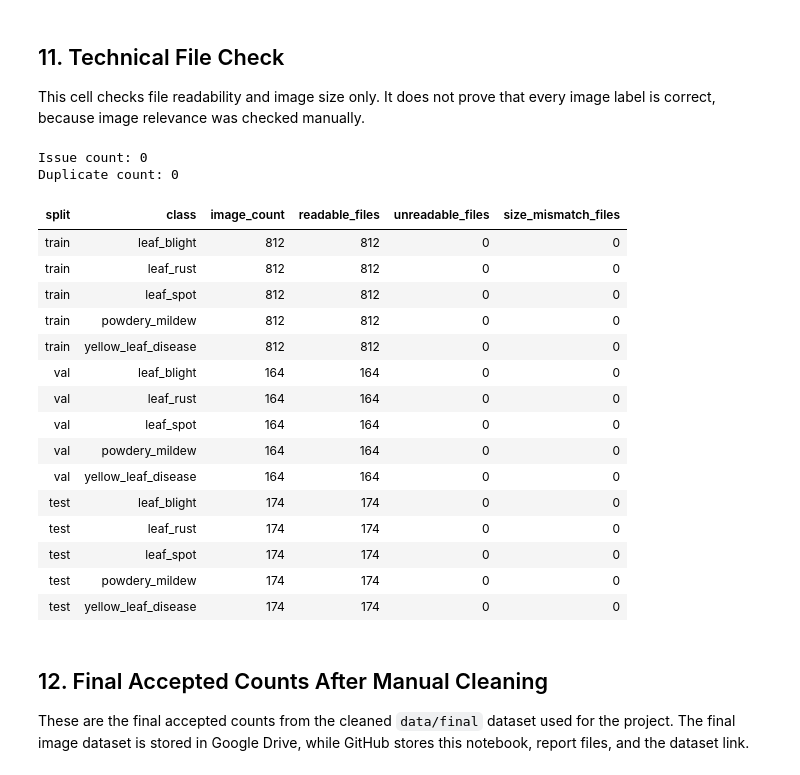
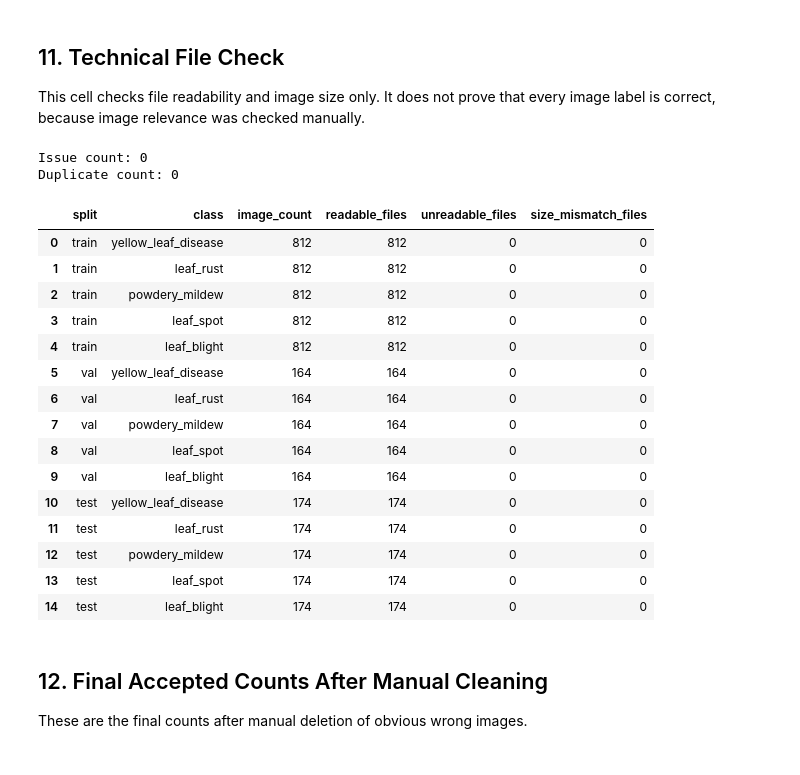
Before and after one commit to nuzas96/Agriculture_Health_AI_Project, a Jupyter notebook: Data_Engineer/notebooks/01_data_engineering_agriculture_health.ipynb, the cells around one changed output. Drawn from its saved outputs; the diff is of its cells as text; code cells hidden in the pictures.

Commit message:
Finalize data engineering notebook and report

```diff
--- a/Data_Engineer/notebooks/01_data_engineering_agriculture_health.ipynb
+++ b/Data_Engineer/notebooks/01_data_engineering_agriculture_health.ipynb
@@ -67,6 +84,7 @@ PROJECT_ROOT = Path('..').resolve()
 DATA_DIR = PROJECT_ROOT / 'data'
 RAW_DIR = DATA_DIR / 'raw'
 PROCESSED_DIR = DATA_DIR / 'processed'
+CLEANED_DIR = DATA_DIR / 'cleaned'
 FINAL_DIR = DATA_DIR / 'final'
 REPORTS_DIR = PROJECT_ROOT / 'reports'
 
@@ -78,11 +96,12 @@ CLASSES = [
     'leaf_blight',
 ]
 
-RAW_TARGET_PER_CLASS = 2500
-FINAL_TARGET_PER_CLASS = 2000  # original target before manual filtering
+RAW_TARGET_MIN_PER_CLASS = 1000
+RAW_TARGET_MAX_PER_CLASS = 3000
+FINAL_TARGET_PER_CLASS = 1150
 IMAGE_SIZE = (224, 224)
 
-for base_dir in [RAW_DIR, PROCESSED_DIR]:
+for base_dir in [RAW_DIR, PROCESSED_DIR, CLEANED_DIR]:
     for class_name in CLASSES:
         (base_dir / class_name).mkdir(parents=True, exist_ok=True)
 
@@ -387,6 +596,9 @@ This cell checks file readability and image size only. It does not prove that ev
 def verify_final_dataset_from_notebook():
     rows = []
     issue_rows = []
+    file_hashes = {}
+    duplicate_rows = []
+
     for split in ['train', 'val', 'test']:
         for class_name in CLASSES:
             class_dir = FINAL_DIR / split / class_name
@@ -394,53 +606,64 @@ def verify_final_dataset_from_notebook():
             readable_files = 0
             unreadable_files = 0
             size_mismatch_files = 0
             for image_path in image_files:
                 try:
+                    file_hash = hashlib.sha256(image_path.read_bytes()).hexdigest()
+                    if file_hash in file_hashes:
+                        duplicate_rows.append({
+                            'path': str(image_path),
+                            'duplicate_of': file_hashes[file_hash],
+                        })
+                    else:
+                        file_hashes[file_hash] = str(image_path)
+
                     with Image.open(image_path) as img:
                         if img.size != IMAGE_SIZE:
                             size_mismatch_files += 1
                             issue_rows.append({'path': str(image_path), 'issue': f'size_mismatch_{img.size}'})
                         readable_files += 1
                 except Exception as exc:
                     unreadable_files += 1
                     issue_rows.append({'path': str(image_path), 'issue': repr(exc)})
             rows.append({
                 'split': split,
                 'class': class_name,
                 'image_count': len(image_files),
                 'readable_files': readable_files,
                 'unreadable_files': unreadable_files,
                 'size_mismatch_files': size_mismatch_files,
             })
 
     verification_df = pd.DataFrame(rows)
     issues_df = pd.DataFrame(issue_rows, columns=['path', 'issue'])
-    return verification_df, issues_df
+    duplicates_df = pd.DataFrame(duplicate_rows, columns=['path', 'duplicate_of'])
+    return verification_df, issues_df, duplicates_df
 
-verification_df, issues_df = verify_final_dataset_from_notebook()
+verification_df, issues_df, duplicates_df = verify_final_dataset_from_notebook()
 print('Issue count:', len(issues_df))
+print('Duplicate count:', len(duplicates_df))
 verification_df
 # %% [output]
 Issue count: 0
 Duplicate count: 0
-| split | class | image_count | readable_files | unreadable_files | size_mismatch_files |
-| train | leaf_blight | 812 | 812 | 0 | 0 |
-| train | leaf_rust | 812 | 812 | 0 | 0 |
-| train | leaf_spot | 812 | 812 | 0 | 0 |
-| train | powdery_mildew | 812 | 812 | 0 | 0 |
-| train | yellow_leaf_disease | 812 | 812 | 0 | 0 |
-| val | leaf_blight | 164 | 164 | 0 | 0 |
-| val | leaf_rust | 164 | 164 | 0 | 0 |
-| val | leaf_spot | 164 | 164 | 0 | 0 |
-| val | powdery_mildew | 164 | 164 | 0 | 0 |
-| val | yellow_leaf_disease | 164 | 164 | 0 | 0 |
-| test | leaf_blight | 174 | 174 | 0 | 0 |
-| test | leaf_rust | 174 | 174 | 0 | 0 |
-| test | leaf_spot | 174 | 174 | 0 | 0 |
-| test | powdery_mildew | 174 | 174 | 0 | 0 |
-| test | yellow_leaf_disease | 174 | 174 | 0 | 0 |
+|  | split | class | image_count | readable_files | unreadable_files | size_mismatch_files |
+| 0 | train | yellow_leaf_disease | 812 | 812 | 0 | 0 |
+| 1 | train | leaf_rust | 812 | 812 | 0 | 0 |
+| 2 | train | powdery_mildew | 812 | 812 | 0 | 0 |
+| 3 | train | leaf_spot | 812 | 812 | 0 | 0 |
+| 4 | train | leaf_blight | 812 | 812 | 0 | 0 |
+| 5 | val | yellow_leaf_disease | 164 | 164 | 0 | 0 |
+| 6 | val | leaf_rust | 164 | 164 | 0 | 0 |
+| 7 | val | powdery_mildew | 164 | 164 | 0 | 0 |
+| 8 | val | leaf_spot | 164 | 164 | 0 | 0 |
+| 9 | val | leaf_blight | 164 | 164 | 0 | 0 |
+| 10 | test | yellow_leaf_disease | 174 | 174 | 0 | 0 |
+| 11 | test | leaf_rust | 174 | 174 | 0 | 0 |
+| 12 | test | powdery_mildew | 174 | 174 | 0 | 0 |
+| 13 | test | leaf_spot | 174 | 174 | 0 | 0 |
+| 14 | test | leaf_blight | 174 | 174 | 0 | 0 |
 # %% [markdown]
 ## 12. Final Accepted Counts After Manual Cleaning
 
-These are the final accepted counts from the cleaned `data/final` dataset used for the project. The final image dataset is stored in Google Drive, while GitHub stores this notebook, report files, and the dataset link.
+These are the final counts after manual deletion of obvious wrong images.
 # %%
```
Also changed, not shown: parts of 22 cells of this notebook, 3 other files.
